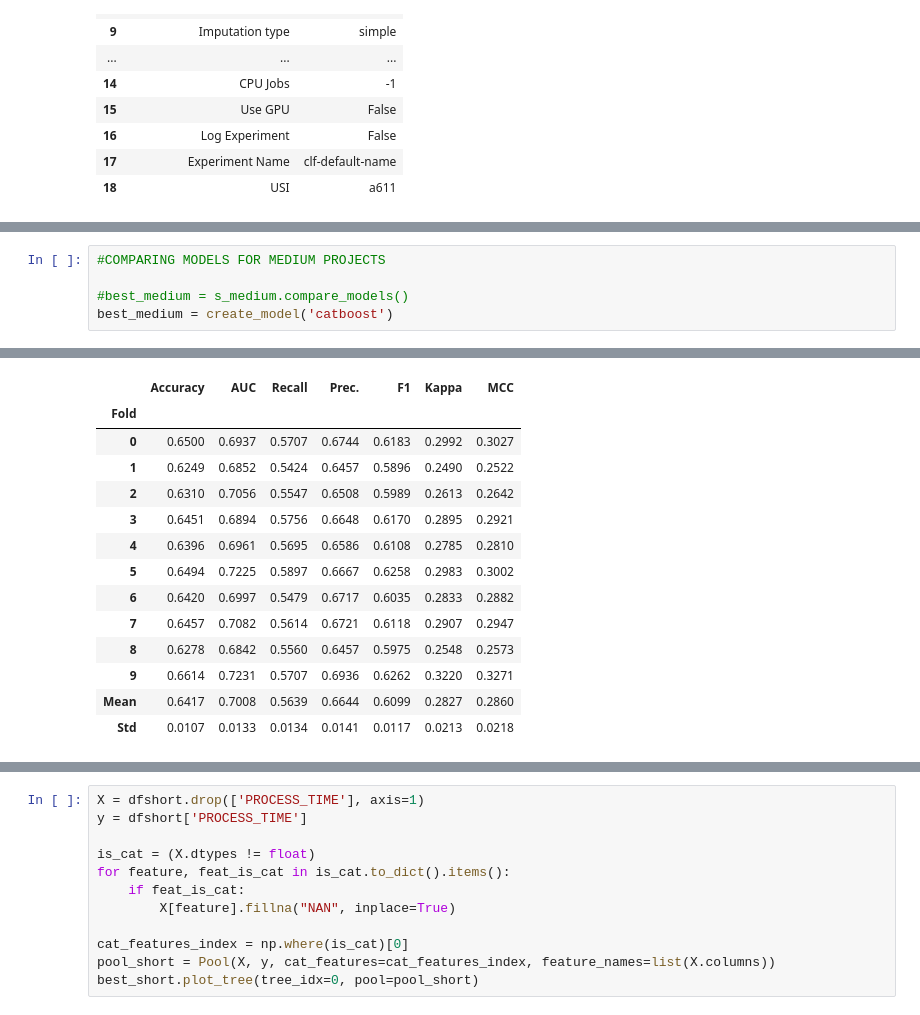
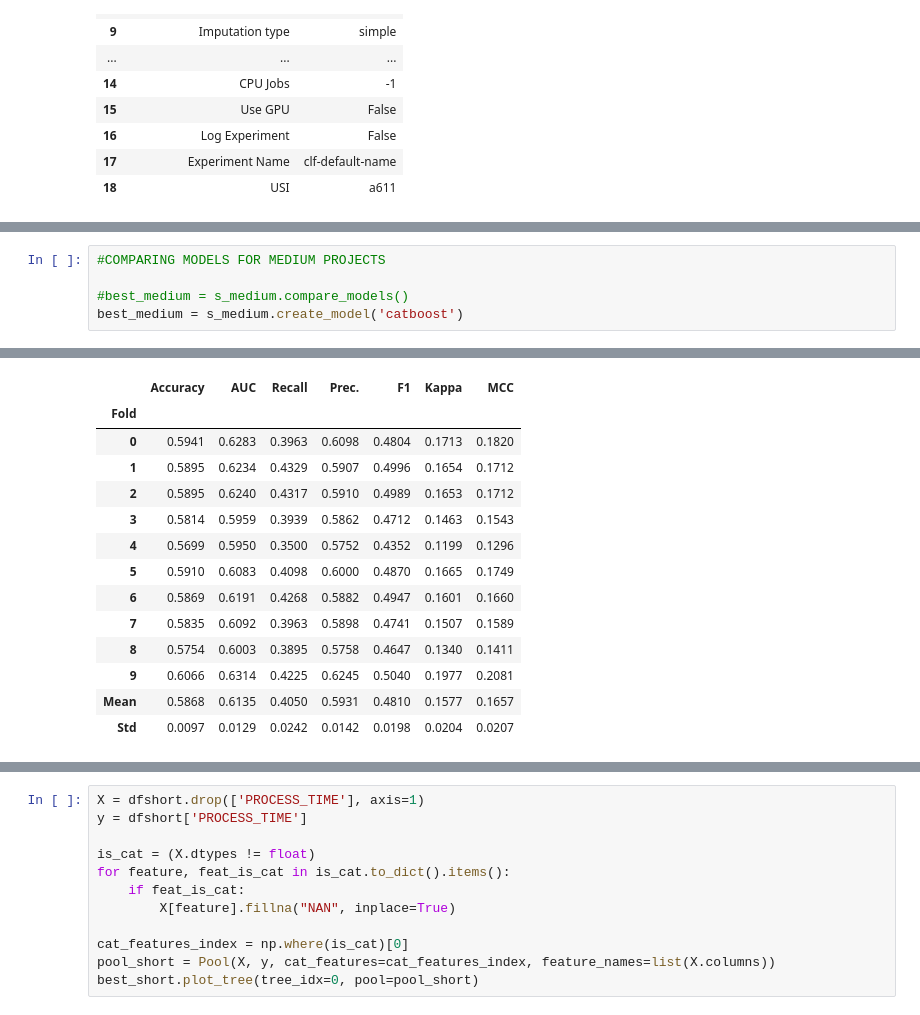
Before and after one commit to ThesanR/TorontoPermitClassification, a Jupyter notebook: PermitClass.ipynb, the cells around one changed output, grey strips where cells are left out. Cells and saved outputs as stored; diff of their text form.

```diff
--- a/PermitClass.ipynb
+++ b/PermitClass.ipynb
@@ -311,24 +311,24 @@ best_short = s_short.compare_models()
 # %%
 #COMPARING MODELS FOR MEDIUM PROJECTS
 
 #best_medium = s_medium.compare_models()
-best_medium = create_model('catboost')
+best_medium = s_medium.create_model('catboost')
 # %% [output]
 [interactive output not drawn]
 |  | Accuracy | AUC | Recall | Prec. | F1 | Kappa | MCC |
 | Fold |  |  |  |  |  |  |  |
-| 0 | 0.6500 | 0.6937 | 0.5707 | 0.6744 | 0.6183 | 0.2992 | 0.3027 |
-| 1 | 0.6249 | 0.6852 | 0.5424 | 0.6457 | 0.5896 | 0.2490 | 0.2522 |
-| 2 | 0.6310 | 0.7056 | 0.5547 | 0.6508 | 0.5989 | 0.2613 | 0.2642 |
-| 3 | 0.6451 | 0.6894 | 0.5756 | 0.6648 | 0.6170 | 0.2895 | 0.2921 |
-| 4 | 0.6396 | 0.6961 | 0.5695 | 0.6586 | 0.6108 | 0.2785 | 0.2810 |
-| 5 | 0.6494 | 0.7225 | 0.5897 | 0.6667 | 0.6258 | 0.2983 | 0.3002 |
-| 6 | 0.6420 | 0.6997 | 0.5479 | 0.6717 | 0.6035 | 0.2833 | 0.2882 |
-| 7 | 0.6457 | 0.7082 | 0.5614 | 0.6721 | 0.6118 | 0.2907 | 0.2947 |
-| 8 | 0.6278 | 0.6842 | 0.5560 | 0.6457 | 0.5975 | 0.2548 | 0.2573 |
-| 9 | 0.6614 | 0.7231 | 0.5707 | 0.6936 | 0.6262 | 0.3220 | 0.3271 |
-| Mean | 0.6417 | 0.7008 | 0.5639 | 0.6644 | 0.6099 | 0.2827 | 0.2860 |
-| Std | 0.0107 | 0.0133 | 0.0134 | 0.0141 | 0.0117 | 0.0213 | 0.0218 |
+| 0 | 0.5941 | 0.6283 | 0.3963 | 0.6098 | 0.4804 | 0.1713 | 0.1820 |
+| 1 | 0.5895 | 0.6234 | 0.4329 | 0.5907 | 0.4996 | 0.1654 | 0.1712 |
+| 2 | 0.5895 | 0.6240 | 0.4317 | 0.5910 | 0.4989 | 0.1653 | 0.1712 |
+| 3 | 0.5814 | 0.5959 | 0.3939 | 0.5862 | 0.4712 | 0.1463 | 0.1543 |
+| 4 | 0.5699 | 0.5950 | 0.3500 | 0.5752 | 0.4352 | 0.1199 | 0.1296 |
+| 5 | 0.5910 | 0.6083 | 0.4098 | 0.6000 | 0.4870 | 0.1665 | 0.1749 |
+| 6 | 0.5869 | 0.6191 | 0.4268 | 0.5882 | 0.4947 | 0.1601 | 0.1660 |
+| 7 | 0.5835 | 0.6092 | 0.3963 | 0.5898 | 0.4741 | 0.1507 | 0.1589 |
+| 8 | 0.5754 | 0.6003 | 0.3895 | 0.5758 | 0.4647 | 0.1340 | 0.1411 |
+| 9 | 0.6066 | 0.6314 | 0.4225 | 0.6245 | 0.5040 | 0.1977 | 0.2081 |
+| Mean | 0.5868 | 0.6135 | 0.4050 | 0.5931 | 0.4810 | 0.1577 | 0.1657 |
+| Std | 0.0097 | 0.0129 | 0.0242 | 0.0142 | 0.0198 | 0.0204 | 0.0207 |
 [interactive output not drawn]
 # %%
 #COMPARING MODELS FOR LONG PROJECTS
```
Also changed, not shown: parts of 7 cells of this notebook.
